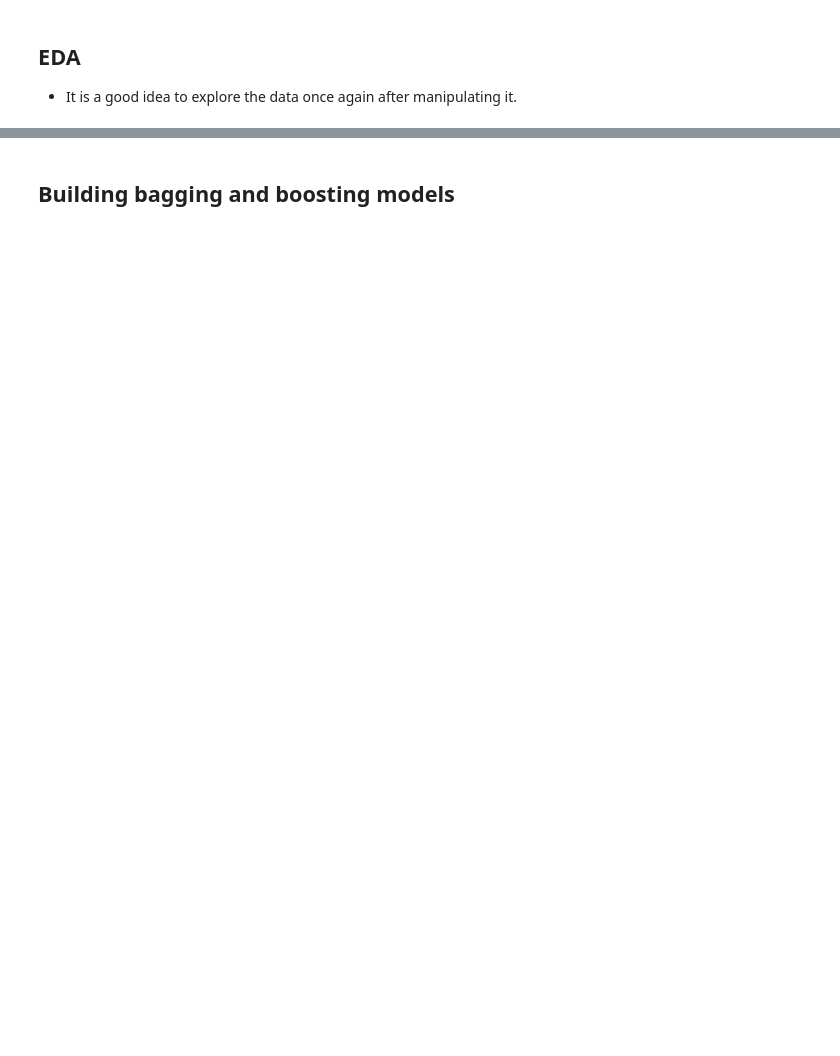
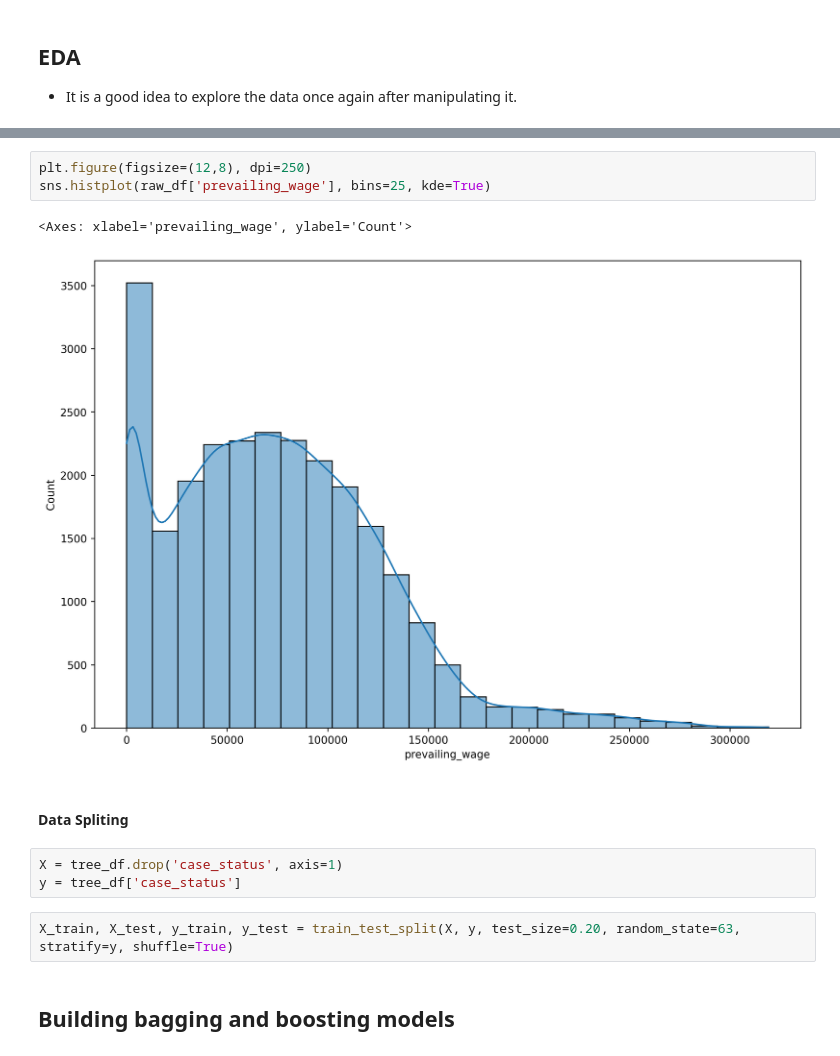
Before and after one commit to cmurray4492/PythonProjects, a Jupyter notebook: UT_Austin/Ensemble/Craig_Murray_DSBA_Project_ET_EasyVisa_Fullcode.ipynb, the cells around one changed output, grey strips where cells are left out. Saved outputs shown, nothing was run; the diff lists cells and outputs as text; blank space fills up the shorter version.

```diff
--- a/UT_Austin/Ensemble/Craig_Murray_DSBA_Project_ET_EasyVisa_Fullcode.ipynb
+++ b/UT_Austin/Ensemble/Craig_Murray_DSBA_Project_ET_EasyVisa_Fullcode.ipynb
@@ -516,2 +581,15 @@ tree_df.head()
+# %%
+plt.figure(figsize=(12,8), dpi=250)
+sns.histplot(raw_df['prevailing_wage'], bins=25, kde=True)
+# %% [output]
+<Axes: xlabel='prevailing_wage', ylabel='Count'>
+[figure, added]
+# %% [markdown]
+#### Data Spliting
+# %%
+X = tree_df.drop('case_status', axis=1)
+y = tree_df['case_status']
+# %%
+X_train, X_test, y_train, y_test = train_test_split(X, y, test_size=0.20, random_state=63, stratify=y, shuffle=True)
 # %% [markdown]
 ## Building bagging and boosting models
```
Also changed, not shown: parts of 60 cells of this notebook, 2 other files.
